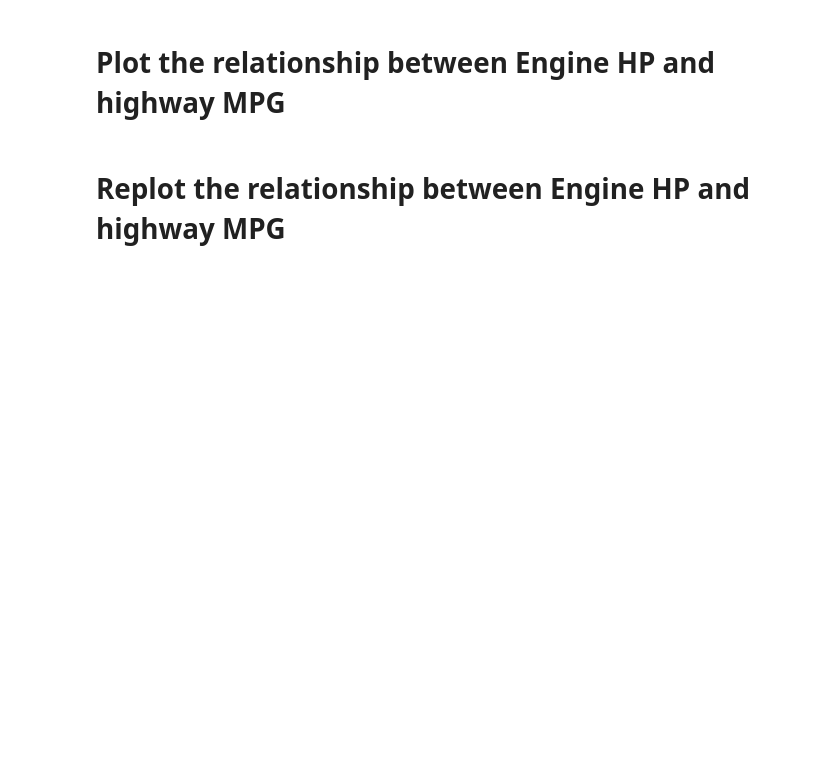
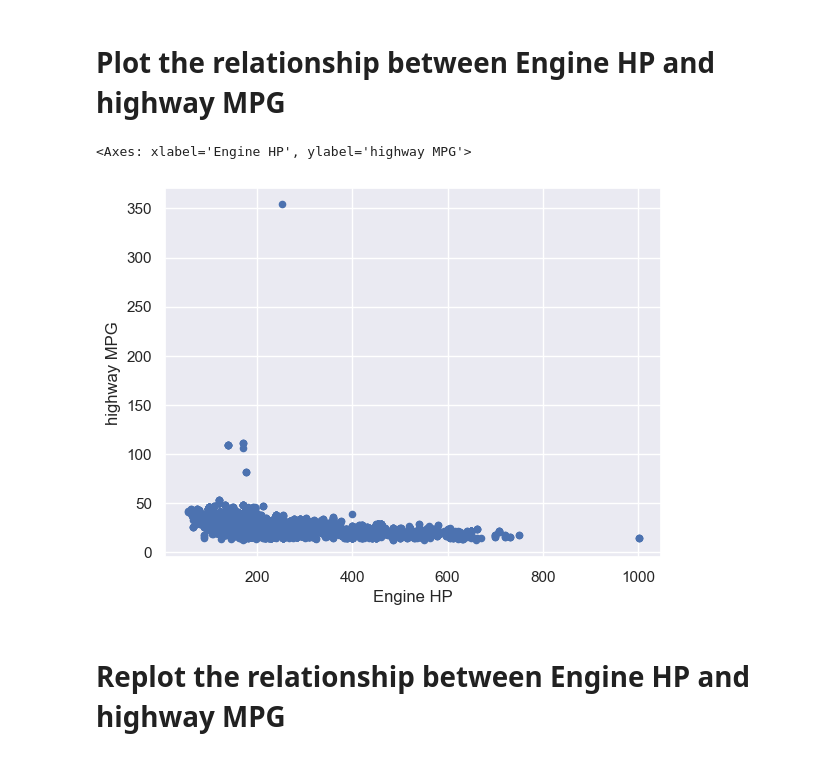
Before and after one commit to Sulaiman-Dem/2023-fall-data-science-fridays, a Jupyter notebook: Week-02-Data-Viz-EDA/SDZExercise.ipynb, the cells around one changed output. Saved outputs shown, nothing was run; the diff lists cells and outputs as text; code cells hidden in the pictures; blank space fills up the shorter version.

```diff
--- a/Week-02-Data-Viz-EDA/SDZExercise.ipynb
+++ b/Week-02-Data-Viz-EDA/SDZExercise.ipynb
@@ -197,6 +239,10 @@ Make a new column that is called `adjusted_price`, that contains all prices, how
 # Plot the relationship between Engine HP and highway MPG
 # %%
 # Plot the relationship between Engine HP and highway MPG
+df.plot(kind='scatter',x='Engine HP',y='highway MPG',)
+# %% [output]
+<Axes: xlabel='Engine HP', ylabel='highway MPG'>
+[figure, added]
 # %%
 ### IF WE DIDN'T GET TO REMOVING OUTLIERS IN CLASS, THEN YOU CAN SKIP THIS SECTION
 # Remove any outliers from Engine HP and highway MPG
```
Also changed, not shown: parts of 16 cells of this notebook.
